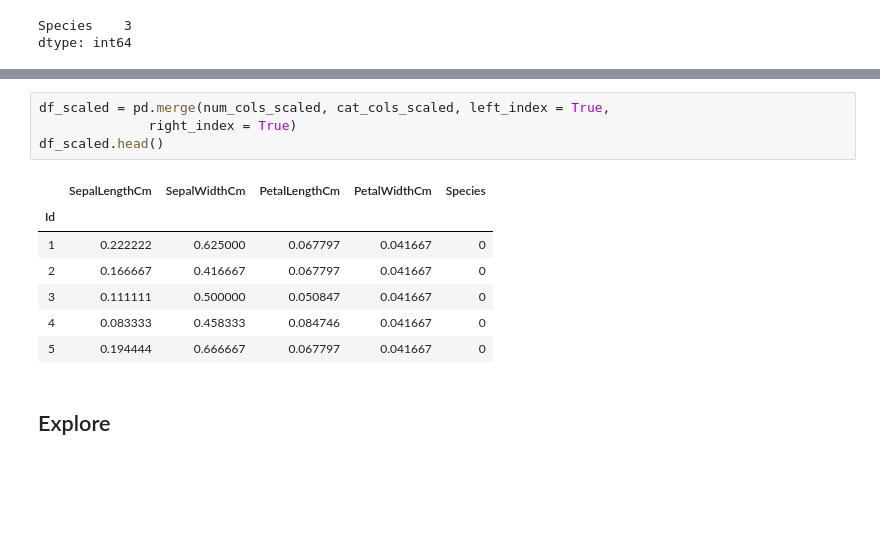
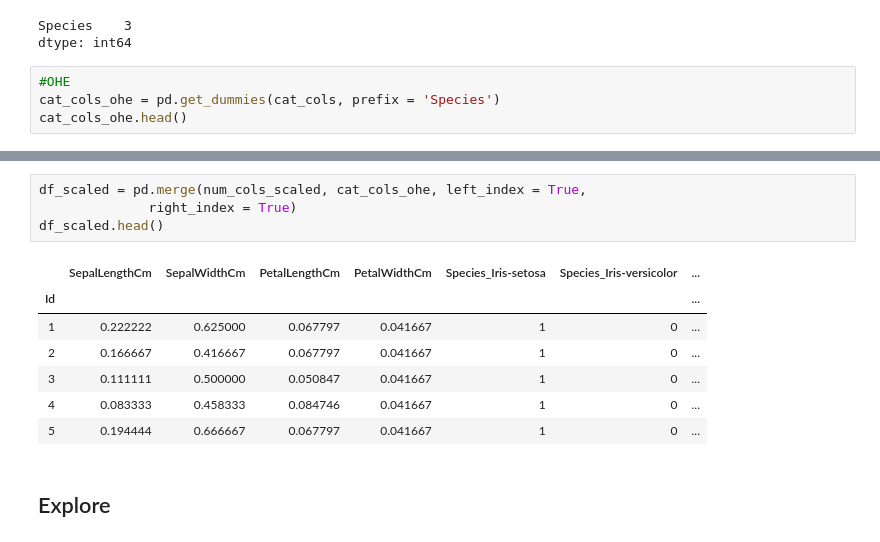
Before and after one commit to lauren-esser/Hierarchial_Clustering_Practice, a Jupyter notebook: Hierarchal Clustering Practice.ipynb, the cells around one changed output, grey strips where cells are left out. Drawn from its saved outputs; the diff is of its cells as text; blank space fills up the shorter version.

```diff
--- a/Hierarchal Clustering Practice.ipynb
+++ b/Hierarchal Clustering Practice.ipynb
@@ -114,3 +130,7 @@ cat_cols.nunique()
 # %% [output]
 Species    3
 dtype: int64
+# %%
+#OHE
+cat_cols_ohe = pd.get_dummies(cat_cols, prefix = 'Species')
+cat_cols_ohe.head()
@@ -130,17 +158,17 @@ cat_cols_scaled.head()
 | 4 | 0 |
 | 5 | 0 |
 # %%
-df_scaled = pd.merge(num_cols_scaled, cat_cols_scaled, left_index = True,
+df_scaled = pd.merge(num_cols_scaled, cat_cols_ohe, left_index = True,
               right_index = True)
 df_scaled.head()
 # %% [output]
-|  | SepalLengthCm | SepalWidthCm | PetalLengthCm | PetalWidthCm | Species |
-| Id |  |  |  |  |  |
-| 1 | 0.222222 | 0.625000 | 0.067797 | 0.041667 | 0 |
-| 2 | 0.166667 | 0.416667 | 0.067797 | 0.041667 | 0 |
-| 3 | 0.111111 | 0.500000 | 0.050847 | 0.041667 | 0 |
-| 4 | 0.083333 | 0.458333 | 0.084746 | 0.041667 | 0 |
-| 5 | 0.194444 | 0.666667 | 0.067797 | 0.041667 | 0 |
+|  | SepalLengthCm | SepalWidthCm | PetalLengthCm | PetalWidthCm | Species_Iris-setosa | Species_Iris-versicolor | ... |
+| Id |  |  |  |  |  |  | ... |
+| 1 | 0.222222 | 0.625000 | 0.067797 | 0.041667 | 1 | 0 | ... |
+| 2 | 0.166667 | 0.416667 | 0.067797 | 0.041667 | 1 | 0 | ... |
+| 3 | 0.111111 | 0.500000 | 0.050847 | 0.041667 | 1 | 0 | ... |
+| 4 | 0.083333 | 0.458333 | 0.084746 | 0.041667 | 1 | 0 | ... |
+| 5 | 0.194444 | 0.666667 | 0.067797 | 0.041667 | 1 | 0 | ... |
 # %% [markdown]
 ## Explore
 # %% [markdown]
```
Also changed, not shown: parts of 8 cells of this notebook.
